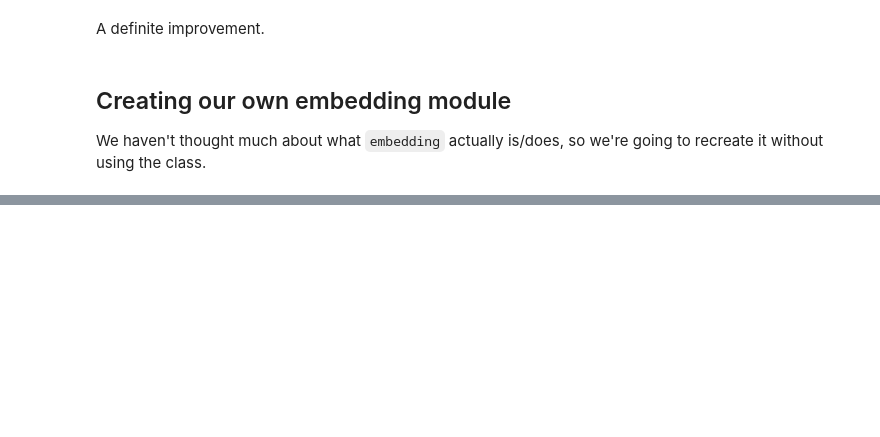
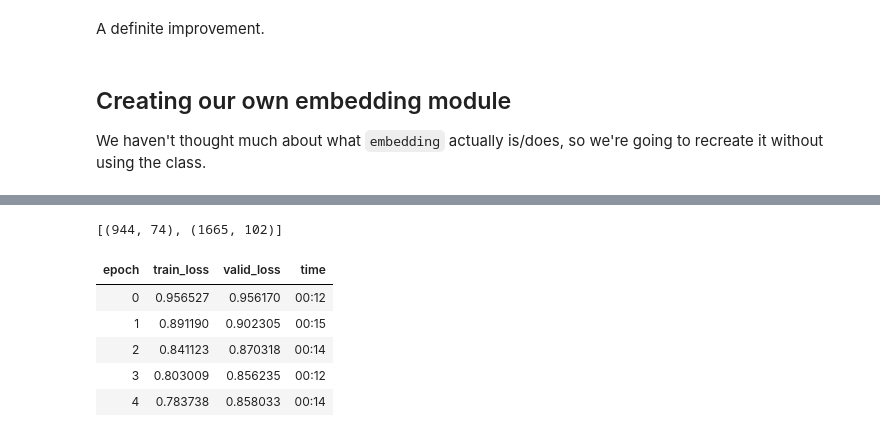
Before and after one commit to djliden/deep_learning_practice, a Jupyter notebook: notebooks/ch8_collab_filtering.ipynb, the cells around one changed output, grey strips where cells are left out. Saved outputs shown, nothing was run; the diff lists cells and outputs as text; code cells hidden in the pictures; blank space fills up the shorter version.

```diff
--- a/notebooks/ch8_collab_filtering.ipynb
+++ b/notebooks/ch8_collab_filtering.ipynb
@@ -181,0 +307,5 @@ We haven't thought much about what `embedding` actually is/does, so we're going
+# %%
+x,y = dls.one_batch()
+user_factors = create_params([n_users, n_factors])
+movie_factors = create_params([n_movies, n_factors])
+user_factors.shape, movie_factors.shape
@@ -181,0 +446,31 @@ We haven't thought much about what `embedding` actually is/does, so we're going
+# %%
+embs = get_emb_sz(dls)
+embs
+# %% [output]
+[(944, 74), (1665, 102)]
+# %%
+class CollabNN(Module):
+    def __init__(self, user_sz, item_sz, y_range=(0,5.5), n_act=100):
+        self.user_factors = Embedding(*user_sz)
+        self.item_factors = Embedding(*item_sz)
+        self.layers = nn.Sequential(
+            nn.Linear(user_sz[1]+item_sz[1], n_act),
+            nn.ReLU(),
+            nn.Linear(n_act,1))
+        self.y_range=y_range
+
+    def forward(self,x):
+        embs = self.user_factors(x[:,0]), self.item_factors(x[:,1])
+        x = self.layers(torch.cat(embs, dim=1))
+        return sigmoid_range(x, *self.y_range)
+# %%
+model = CollabNN(*embs)
+learn = Learner(dls, model, loss_func=MSELossFlat())
+learn.fit_one_cycle(5,5e-3,wd=0.01)
+# %% [output]
+| epoch | train_loss | valid_loss | time |
+| 0 | 0.956527 | 0.956170 | 00:12 |
+| 1 | 0.891190 | 0.902305 | 00:15 |
+| 2 | 0.841123 | 0.870318 | 00:14 |
+| 3 | 0.803009 | 0.856235 | 00:12 |
+| 4 | 0.783738 | 0.858033 | 00:14 |
```
Also changed, not shown: parts of 50 cells of this notebook, 1 other file.
